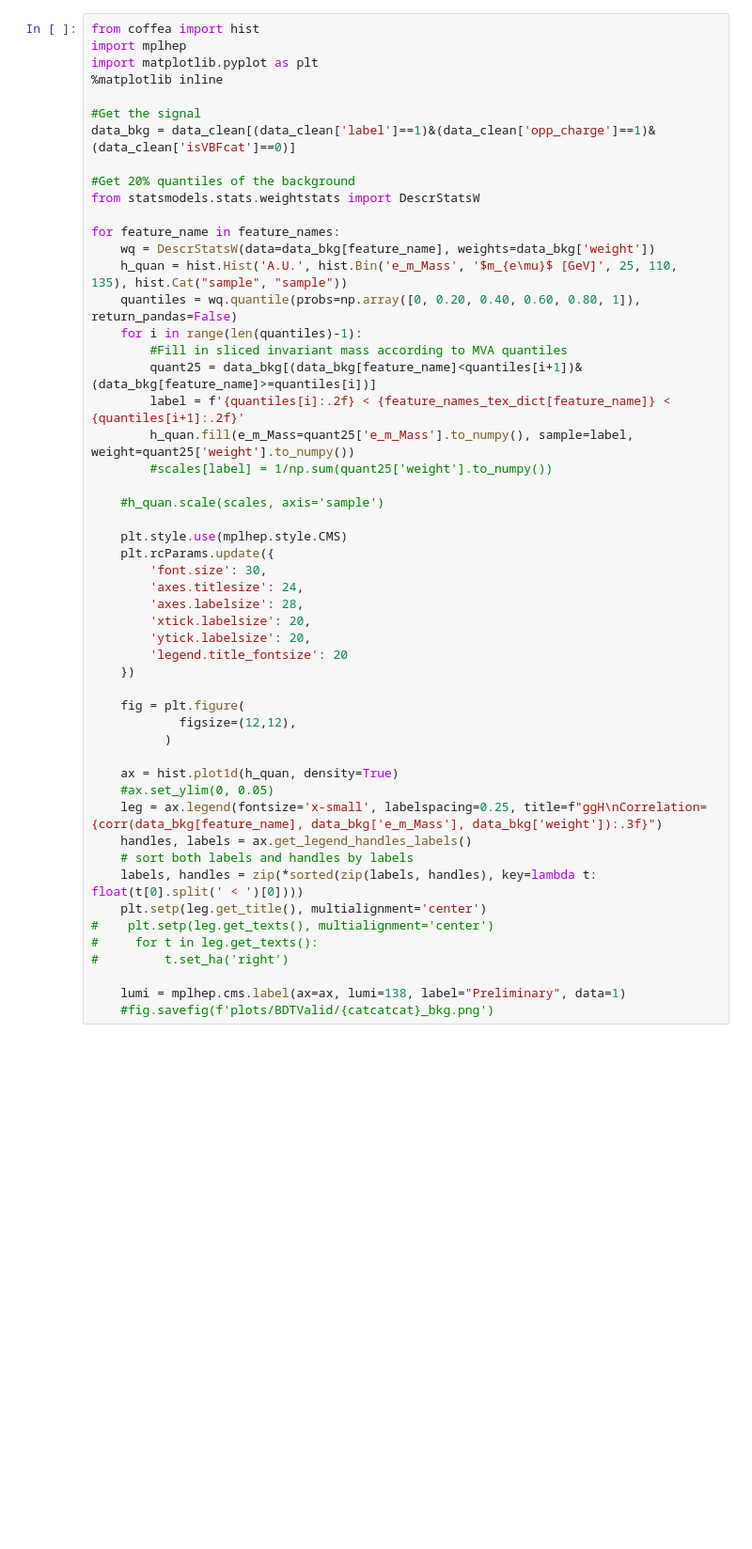
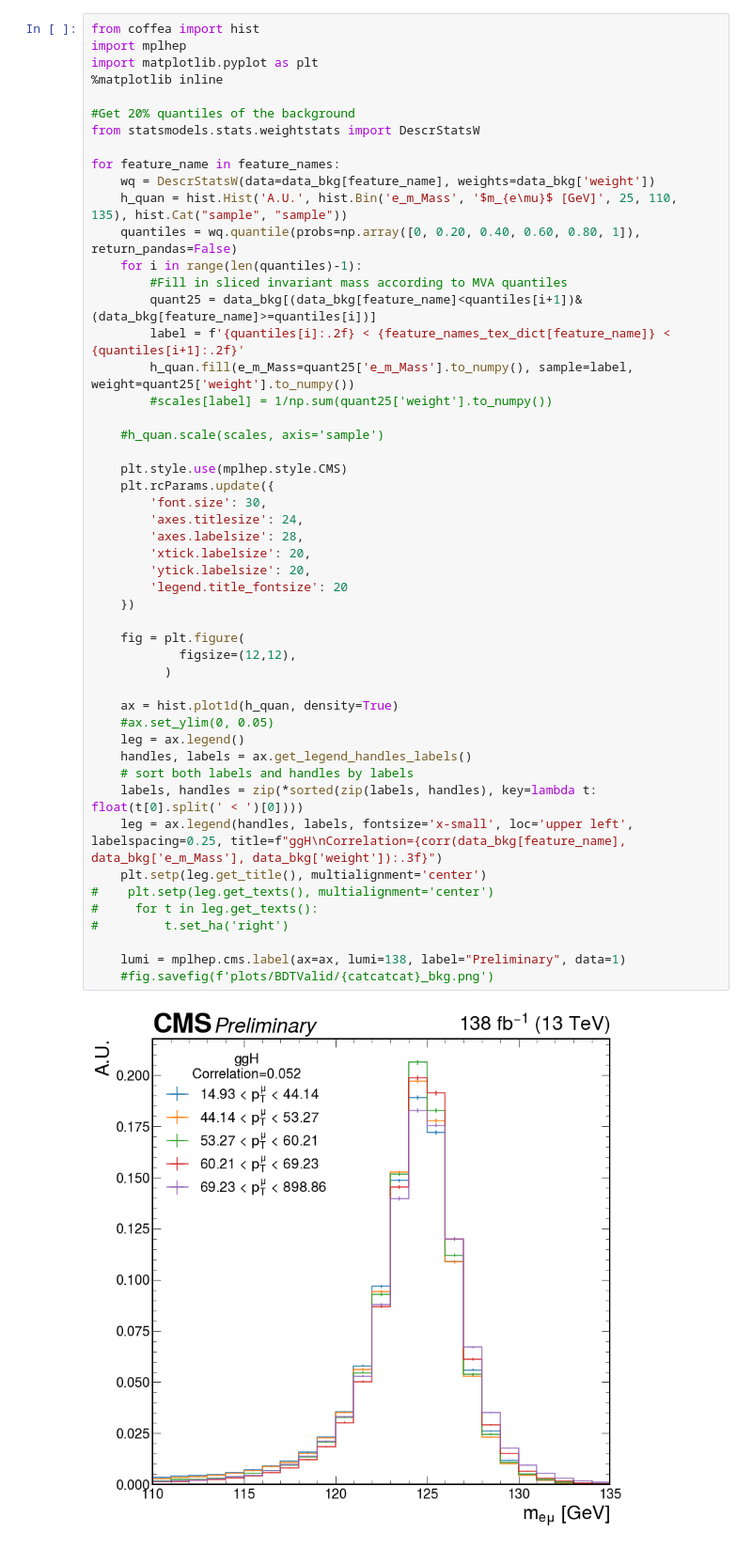
Before and after one commit to kawaho/XGBoost-for-HtoEMu, a Jupyter notebook: Correlation-GG.ipynb, the cells around one changed output. Shown at 94% size. Saved outputs shown, nothing was run; the diff lists cells and outputs as text; blank space fills up the shorter version.

```diff
--- a/Correlation-GG.ipynb
+++ b/Correlation-GG.ipynb
@@ -132,9 +156,6 @@ from coffea import hist
 import mplhep
 import matplotlib.pyplot as plt
 %matplotlib inline
-
-#Get the signal
-data_bkg = data_clean[(data_clean['label']==1)&(data_clean['opp_charge']==1)&(data_clean['isVBFcat']==0)]
 
 #Get 20% quantiles of the background
 from statsmodels.stats.weightstats import DescrStatsW
@@ -151,31 +172,34 @@ for feature_name in feature_names:
         #scales[label] = 1/np.sum(quant25['weight'].to_numpy())
 
     #h_quan.scale(scales, axis='sample')
 
     plt.style.use(mplhep.style.CMS)
     plt.rcParams.update({
         'font.size': 30,
         'axes.titlesize': 24,
         'axes.labelsize': 28,
         'xtick.labelsize': 20,
         'ytick.labelsize': 20,
         'legend.title_fontsize': 20
     })
 
     fig = plt.figure(
             figsize=(12,12),
           )
 
     ax = hist.plot1d(h_quan, density=True)
     #ax.set_ylim(0, 0.05)
-    leg = ax.legend(fontsize='x-small', labelspacing=0.25, title=f"ggH\nCorrelation={corr(data_bkg[feature_name], data_bkg['e_m_Mass'], data_bkg['weight']):.3f}")
+    leg = ax.legend()
     handles, labels = ax.get_legend_handles_labels()
     # sort both labels and handles by labels
     labels, handles = zip(*sorted(zip(labels, handles), key=lambda t: float(t[0].split(' < ')[0])))
+    leg = ax.legend(handles, labels, fontsize='x-small', loc='upper left', labelspacing=0.25, title=f"ggH\nCorrelation={corr(data_bkg[feature_name], data_bkg['e_m_Mass'], data_bkg['weight']):.3f}")
     plt.setp(leg.get_title(), multialignment='center')
 #    plt.setp(leg.get_texts(), multialignment='center')
 #     for t in leg.get_texts():
 #         t.set_ha('right')
 
     lumi = mplhep.cms.label(ax=ax, lumi=138, label="Preliminary", data=1)
     #fig.savefig(f'plots/BDTValid/{catcatcat}_bkg.png')
+# %% [output]
+[figure, added]
```
Also changed, not shown: parts of 15 cells of this notebook, 2 other files.
